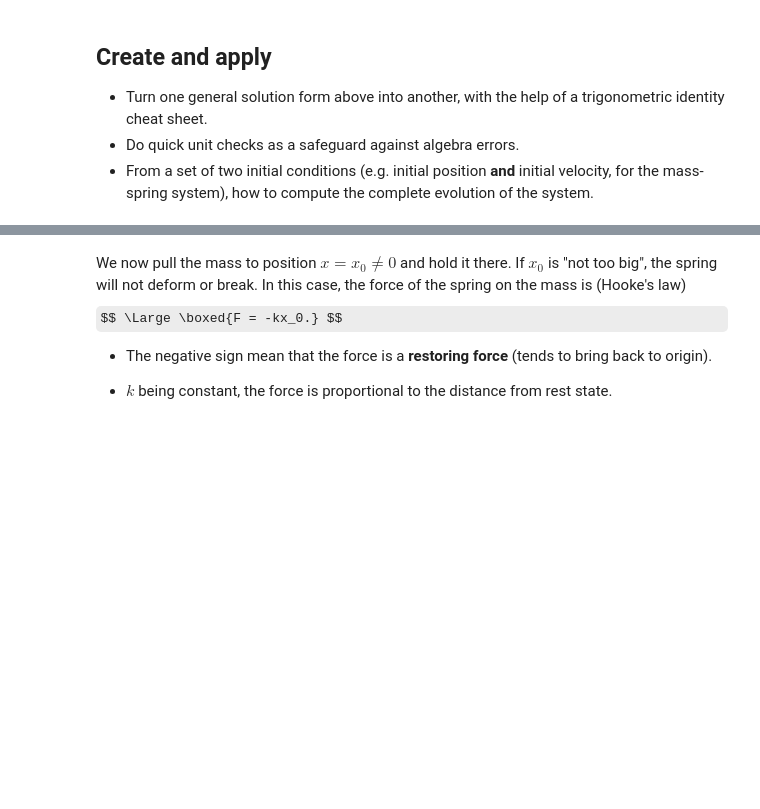
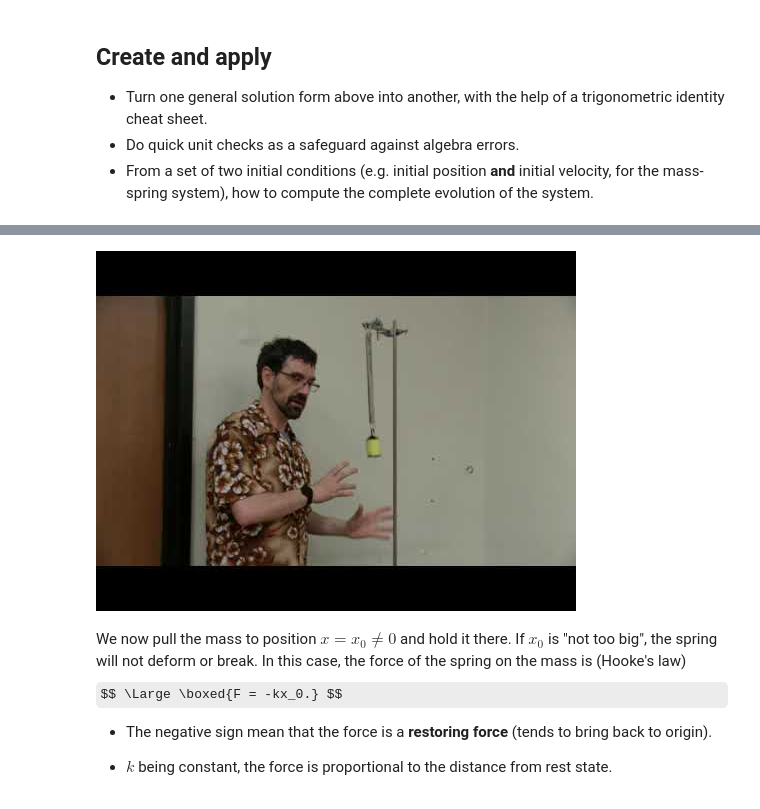
Before and after one commit to PHY293-Grisouard/Chapters-2020, a Jupyter notebook: C01 - SHOs/C01-SimpleHarmonicOscillator.ipynb, the cells around one changed output, grey strips where cells are left out. Cells and saved outputs as stored; diff of their text form; code cells hidden in the pictures; some formulas as TeX source; blank space fills up the shorter version.

```diff
--- a/C01 - SHOs/C01-SimpleHarmonicOscillator.ipynb
+++ b/C01 - SHOs/C01-SimpleHarmonicOscillator.ipynb
@@ -123,3 +125,9 @@ Let's also assume the mass can slide on the surface without friction, and that t
+# %%
+from IPython.display import YouTubeVideo
+
+YouTubeVideo('cMjn04ivOfE', width=800, height=300)
+# %% [output]
+[figure, added]
 # %% [markdown]
 We now pull the mass to position $x = x_0 \neq 0$ and hold it there.
 If $x_0$ is "not too big", the spring will not deform or break.
```
Also changed, not shown: parts of 1 cell of this notebook.
